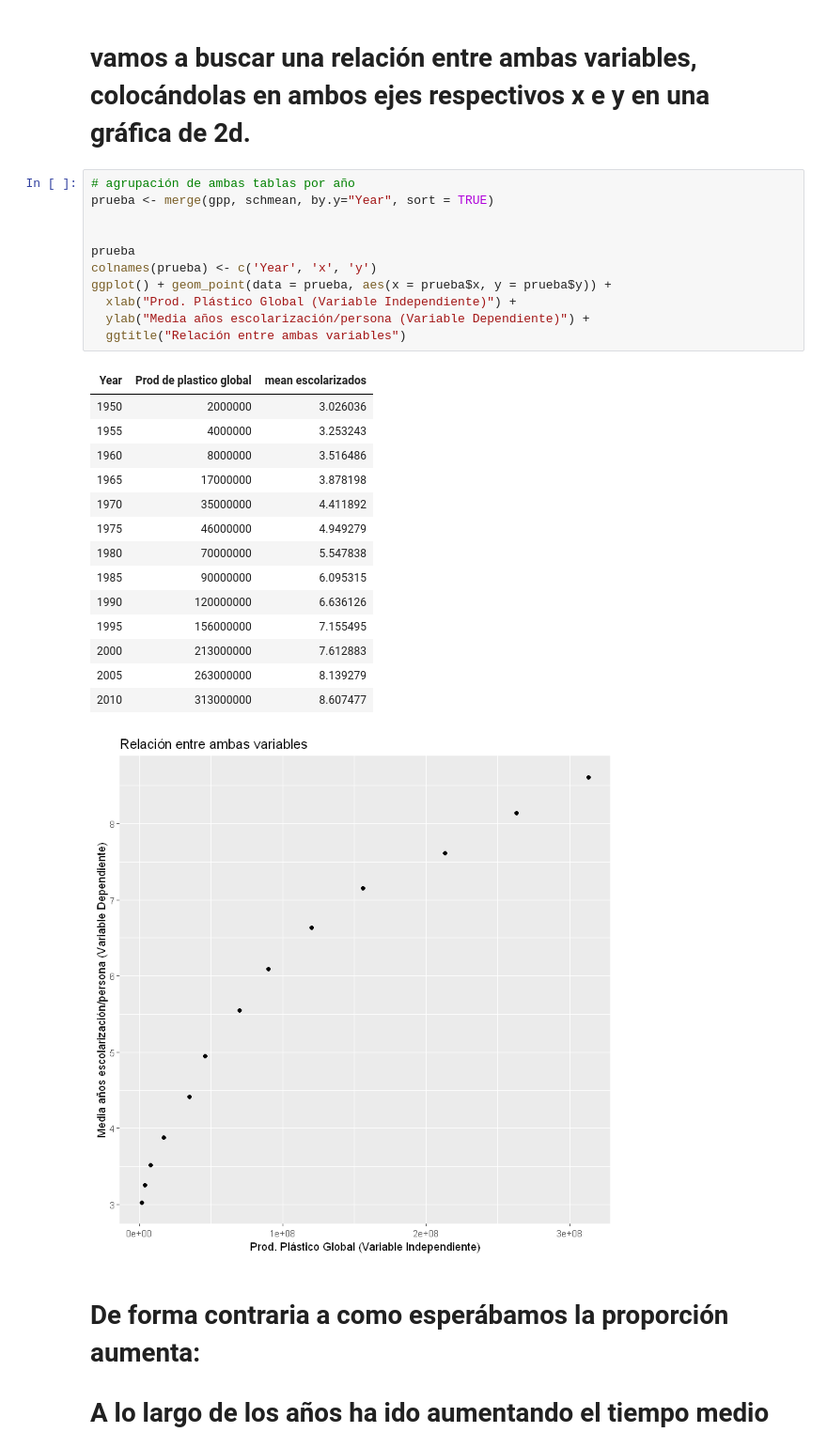
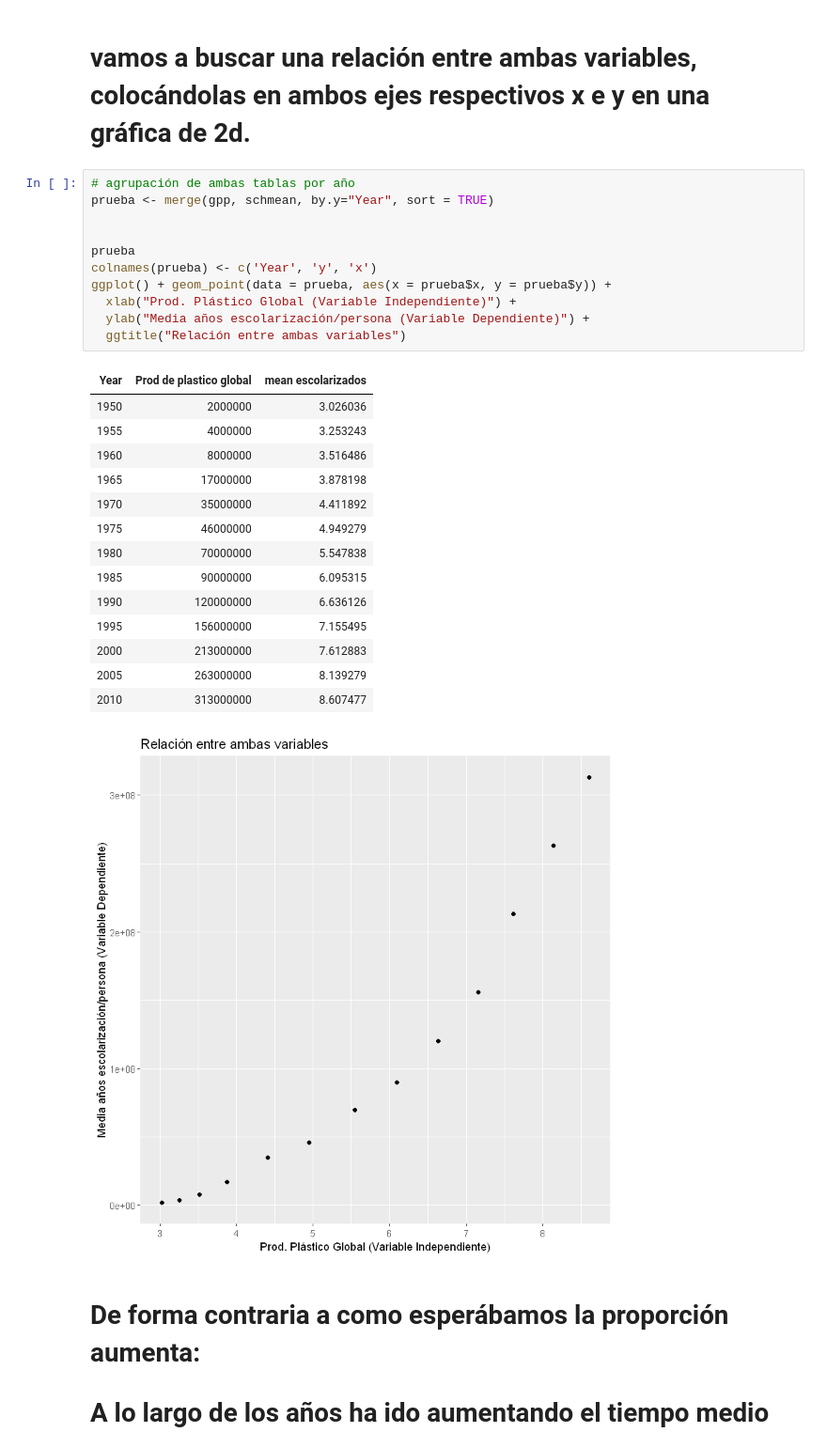
Before and after one commit to ealcober/mdbd, a Jupyter notebook: proyecto_final/pfinal.ipynb, the cells around one changed output. Shown at 94% size. Drawn from its saved outputs; the diff is of its cells as text.

```diff
--- a/proyecto_final/pfinal.ipynb
+++ b/proyecto_final/pfinal.ipynb
@@ -123,30 +123,30 @@ legend("bottomleft", legend=c("Toneladas de plástico producidas", "Media de añ
 # %%
 # agrupación de ambas tablas por año
 prueba <- merge(gpp, schmean, by.y="Year", sort = TRUE)
 
 
 prueba
-colnames(prueba) <- c('Year', 'x', 'y')
+colnames(prueba) <- c('Year', 'y', 'x')
 ggplot() + geom_point(data = prueba, aes(x = prueba$x, y = prueba$y)) +
   xlab("Prod. Plástico Global (Variable Independiente)") +
   ylab("Media años escolarización/persona (Variable Dependiente)") +
   ggtitle("Relación entre ambas variables")
 # %% [output]
 | Year | Prod de plastico global | mean escolarizados |
 | 1950 | 2000000 | 3.026036 |
 | 1955 | 4000000 | 3.253243 |
 | 1960 | 8000000 | 3.516486 |
 | 1965 | 17000000 | 3.878198 |
 | 1970 | 35000000 | 4.411892 |
 | 1975 | 46000000 | 4.949279 |
 | 1980 | 70000000 | 5.547838 |
 | 1985 | 90000000 | 6.095315 |
 | 1990 | 120000000 | 6.636126 |
 | 1995 | 156000000 | 7.155495 |
 | 2000 | 213000000 | 7.612883 |
 | 2005 | 263000000 | 8.139279 |
 | 2010 | 313000000 | 8.607477 |
-[figure, old version]
+[figure, new version]
 # %% [markdown]
 # De forma contraria a como esperábamos la proporción aumenta:
 # A lo largo de los años ha ido aumentando el tiempo medio que una persona pasa escolarizada en su vida, y proporcionalmente a éste, la cantidad de plástico total producido en esos años.
```
Also changed, not shown: parts of 5 cells of this notebook.
